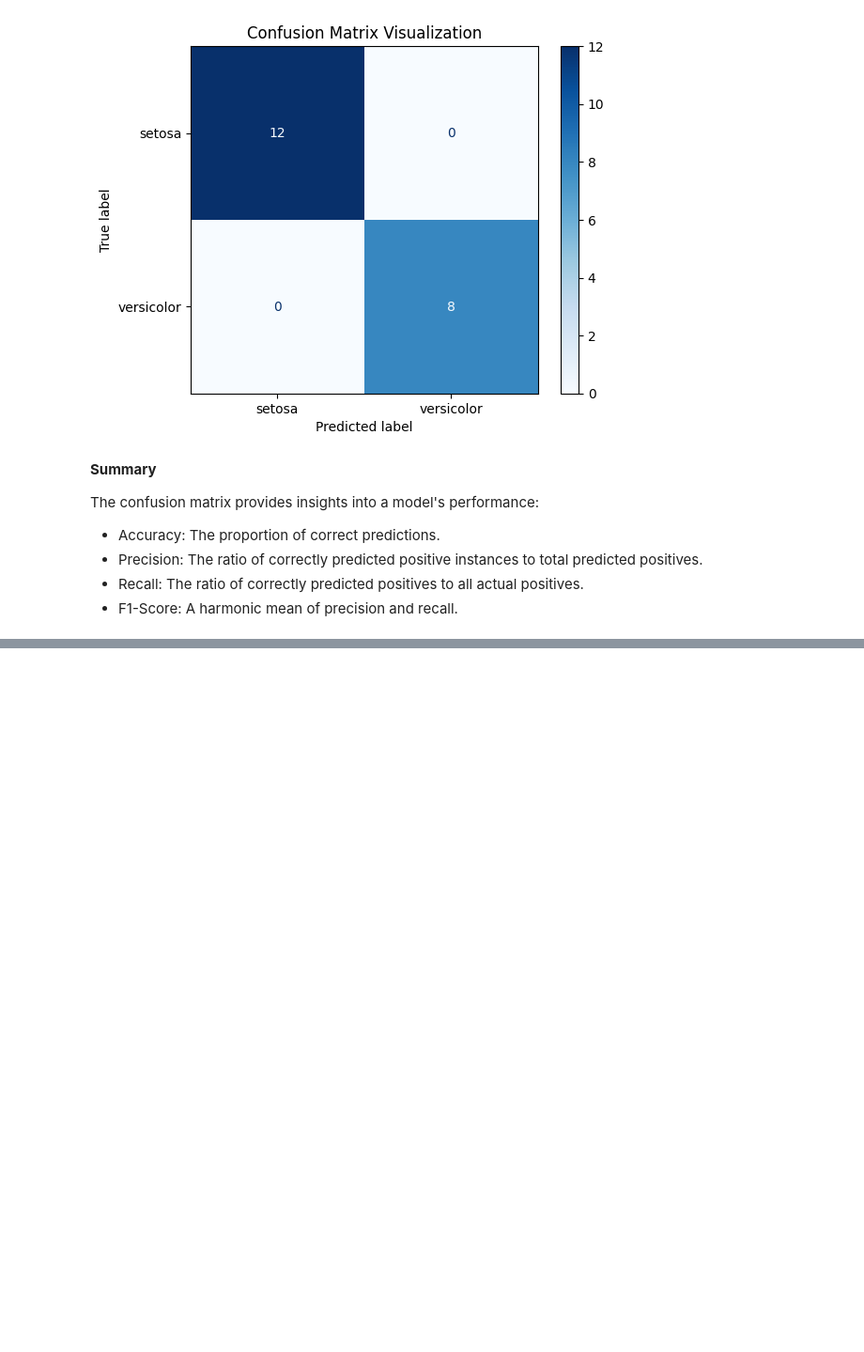
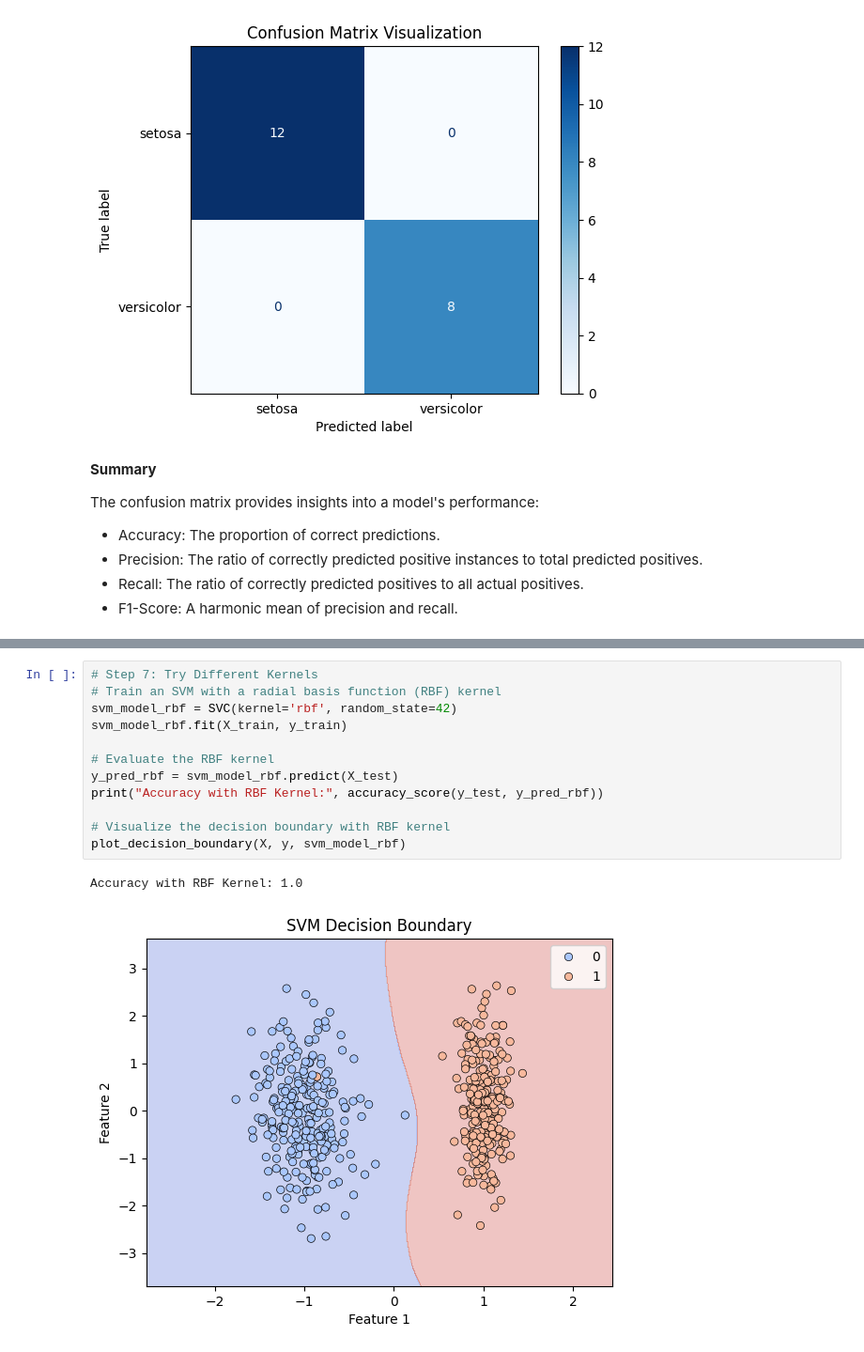
Before and after one commit to shivannadm/Data_Science_path, a Jupyter notebook: Lab_Exercise_05_Data_Science.ipynb, the cells around one changed output, grey strips where cells are left out. Shown at 94% size. Cells and saved outputs as stored; diff of their text form; blank space fills up the shorter version.

```diff
--- a/Lab_Exercise_05_Data_Science.ipynb
+++ b/Lab_Exercise_05_Data_Science.ipynb
@@ -655,0 +773,15 @@ The confusion matrix provides insights into a model's performance:
+# %%
+# Step 7: Try Different Kernels
+# Train an SVM with a radial basis function (RBF) kernel
+svm_model_rbf = SVC(kernel='rbf', random_state=42)
+svm_model_rbf.fit(X_train, y_train)
+
+# Evaluate the RBF kernel
+y_pred_rbf = svm_model_rbf.predict(X_test)
+print("Accuracy with RBF Kernel:", accuracy_score(y_test, y_pred_rbf))
+
+# Visualize the decision boundary with RBF kernel
+plot_decision_boundary(X, y, svm_model_rbf)
+# %% [output]
+Accuracy with RBF Kernel: 1.0
+[figure, added]
```
Also changed, not shown: parts of 9 cells of this notebook.
